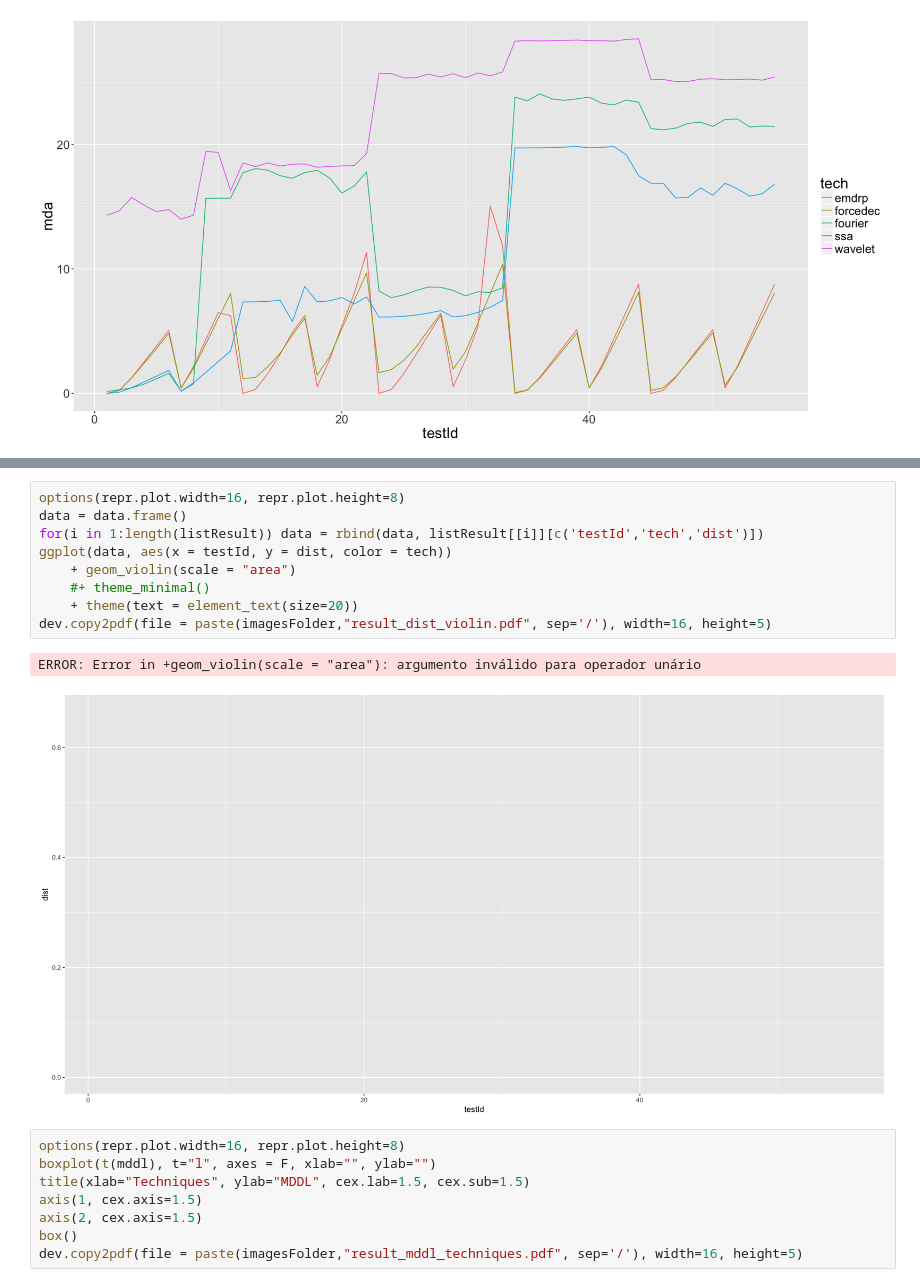
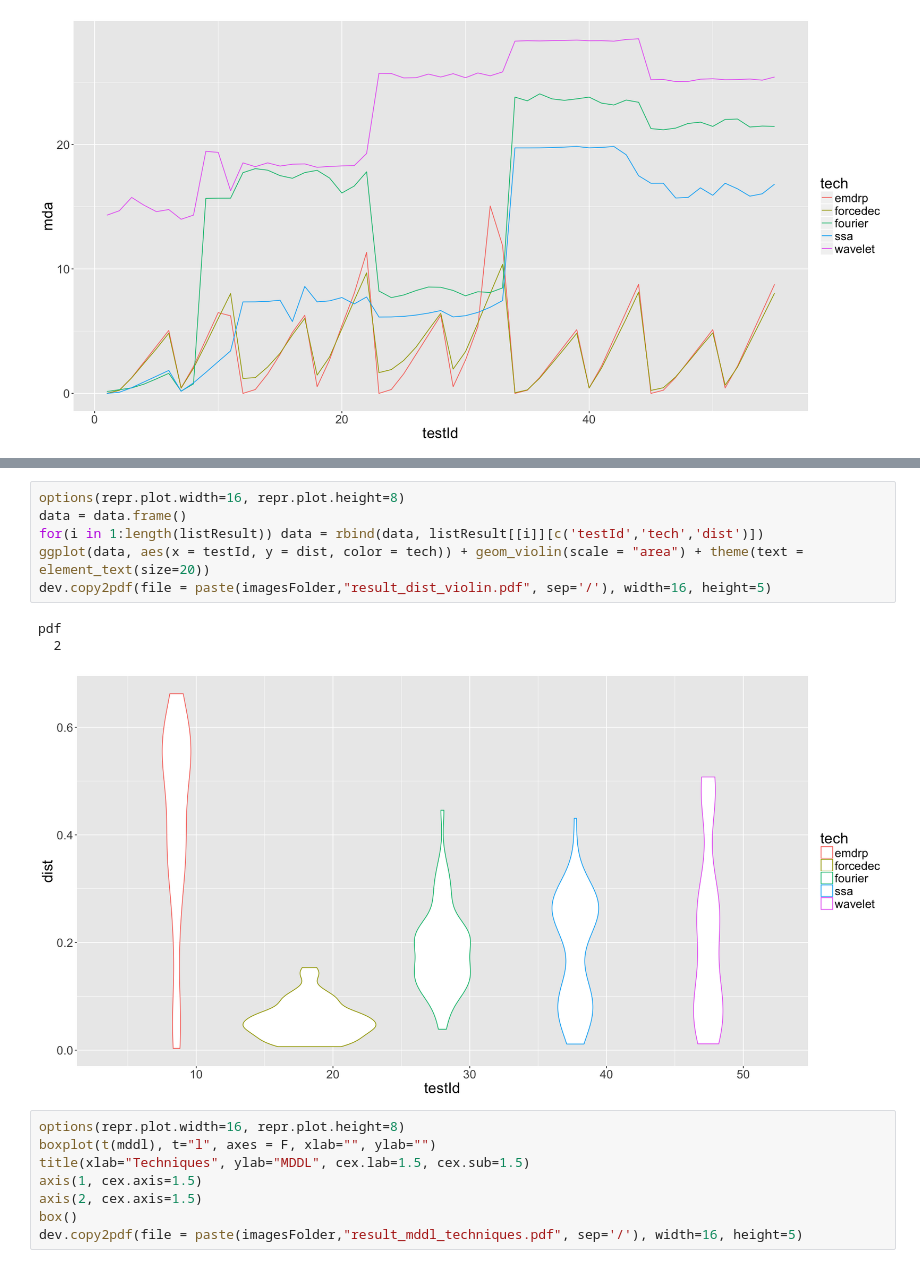
Before and after one commit to felipelageduarte/Doutorado, a Jupyter notebook: 3 - Results.ipynb, the cells around one changed output, grey strips where cells are left out. Saved outputs shown, nothing was run; the diff lists cells and outputs as text.

```diff
--- a/3 - Results.ipynb
+++ b/3 - Results.ipynb
@@ -167,15 +167,13 @@ pdf
 # %%
 options(repr.plot.width=16, repr.plot.height=8)
 data = data.frame()
 for(i in 1:length(listResult)) data = rbind(data, listResult[[i]][c('testId','tech','dist')])
-ggplot(data, aes(x = testId, y = dist, color = tech))
-    + geom_violin(scale = "area")
-    #+ theme_minimal()
-    + theme(text = element_text(size=20))
+ggplot(data, aes(x = testId, y = dist, color = tech)) + geom_violin(scale = "area") + theme(text = element_text(size=20))
 dev.copy2pdf(file = paste(imagesFolder,"result_dist_violin.pdf", sep='/'), width=16, height=5)
 # %% [output]
-ERROR: Error in +geom_violin(scale = "area"): argumento inválido para operador unário
+pdf
+  2
-[figure, old version]
+[figure, new version]
 # %%
 options(repr.plot.width=16, repr.plot.height=8)
 boxplot(t(mddl), t="l", axes = F, xlab="", ylab="")
```
Also changed, not shown: parts of 1 cell of this notebook, 3 other files.
